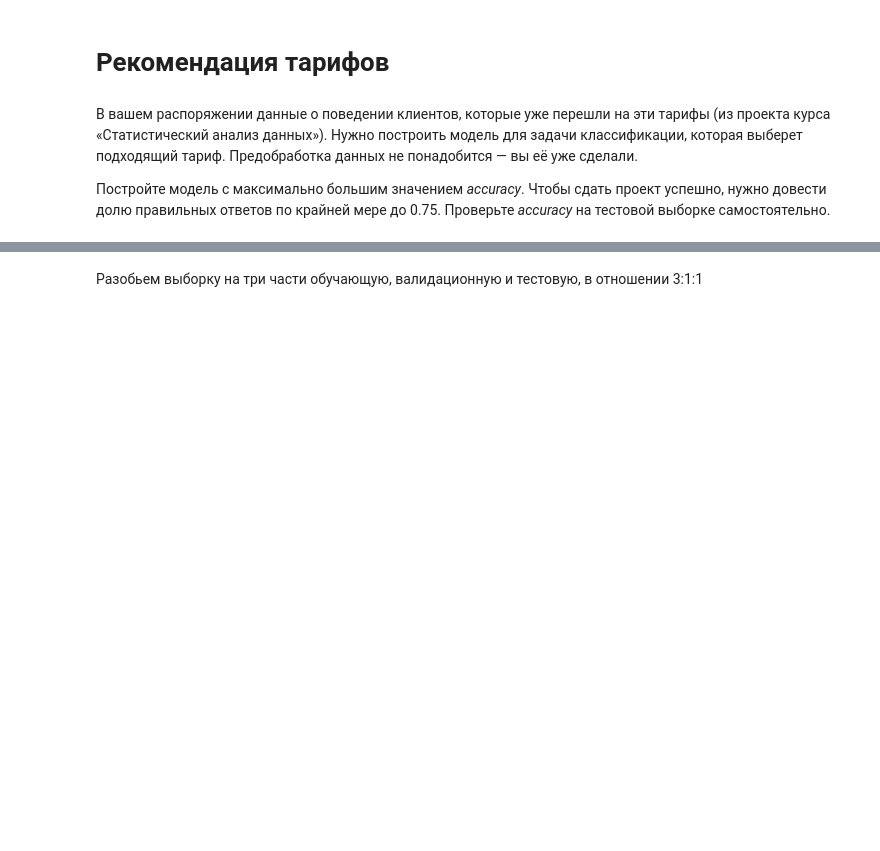
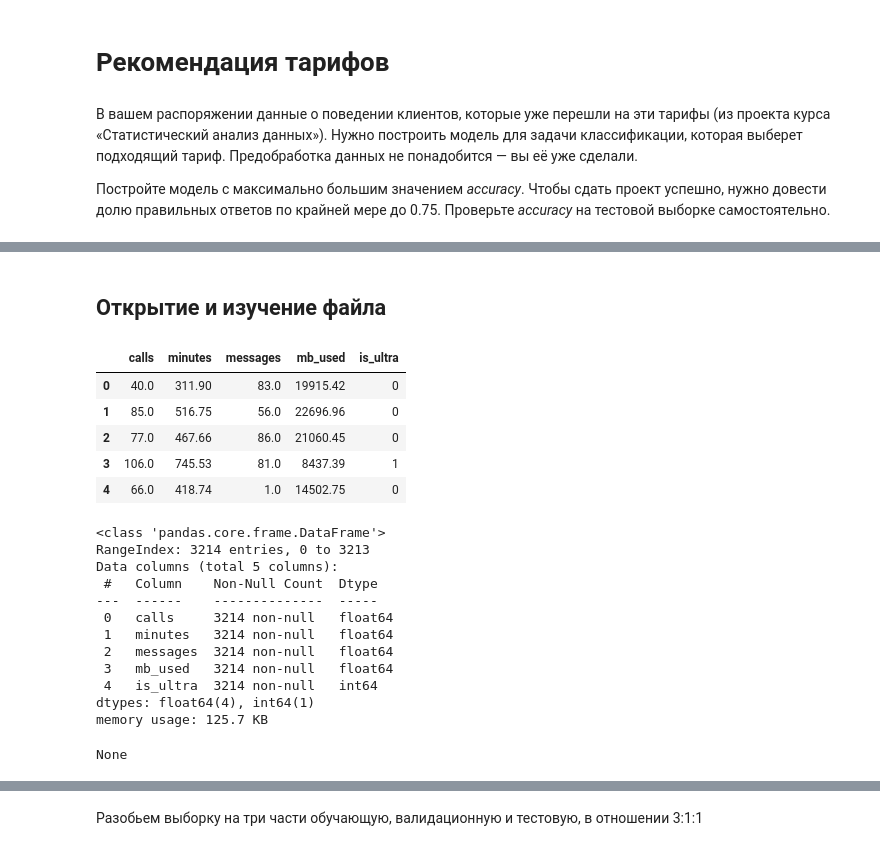
Before and after one commit to MolokoGen/ya_practicum, a Jupyter notebook: Project_6_introduction_ in_ML.ipynb, the cells around one changed output, grey strips where cells are left out. Saved outputs shown, nothing was run; the diff lists cells and outputs as text; code cells hidden in the pictures; blank space fills up the shorter version.

```diff
--- a/Project_6_introduction_ in_ML.ipynb
+++ b/Project_6_introduction_ in_ML.ipynb
@@ -32 +17,3 @@
+# %% [markdown]
+## Открытие и изучение файла
 # %%
@@ -40,2 +33,24 @@ from sklearn.model_selection import GridSearchCV
 # %%
-df = pd.read_csv('/datasets/geo_data_0.csv')
+df = pd.read_csv('C:/Users/Artem/YA_Practicum/datasets/users_behavior.csv')
+display(df.head())
+display(df.info())
+# %% [output]
+|  | calls | minutes | messages | mb_used | is_ultra |
+| 0 | 40.0 | 311.90 | 83.0 | 19915.42 | 0 |
+| 1 | 85.0 | 516.75 | 56.0 | 22696.96 | 0 |
+| 2 | 77.0 | 467.66 | 86.0 | 21060.45 | 0 |
+| 3 | 106.0 | 745.53 | 81.0 | 8437.39 | 1 |
+| 4 | 66.0 | 418.74 | 1.0 | 14502.75 | 0 |
+<class 'pandas.core.frame.DataFrame'>
+RangeIndex: 3214 entries, 0 to 3213
+Data columns (total 5 columns):
+ #   Column    Non-Null Count  Dtype
+---  ------    --------------  -----
+ 0   calls     3214 non-null   float64
+ 1   minutes   3214 non-null   float64
+ 2   messages  3214 non-null   float64
+ 3   mb_used   3214 non-null   float64
+ 4   is_ultra  3214 non-null   int64
+dtypes: float64(4), int64(1)
+memory usage: 125.7 KB
+None
```
Also changed, not shown: parts of 42 cells of this notebook.
